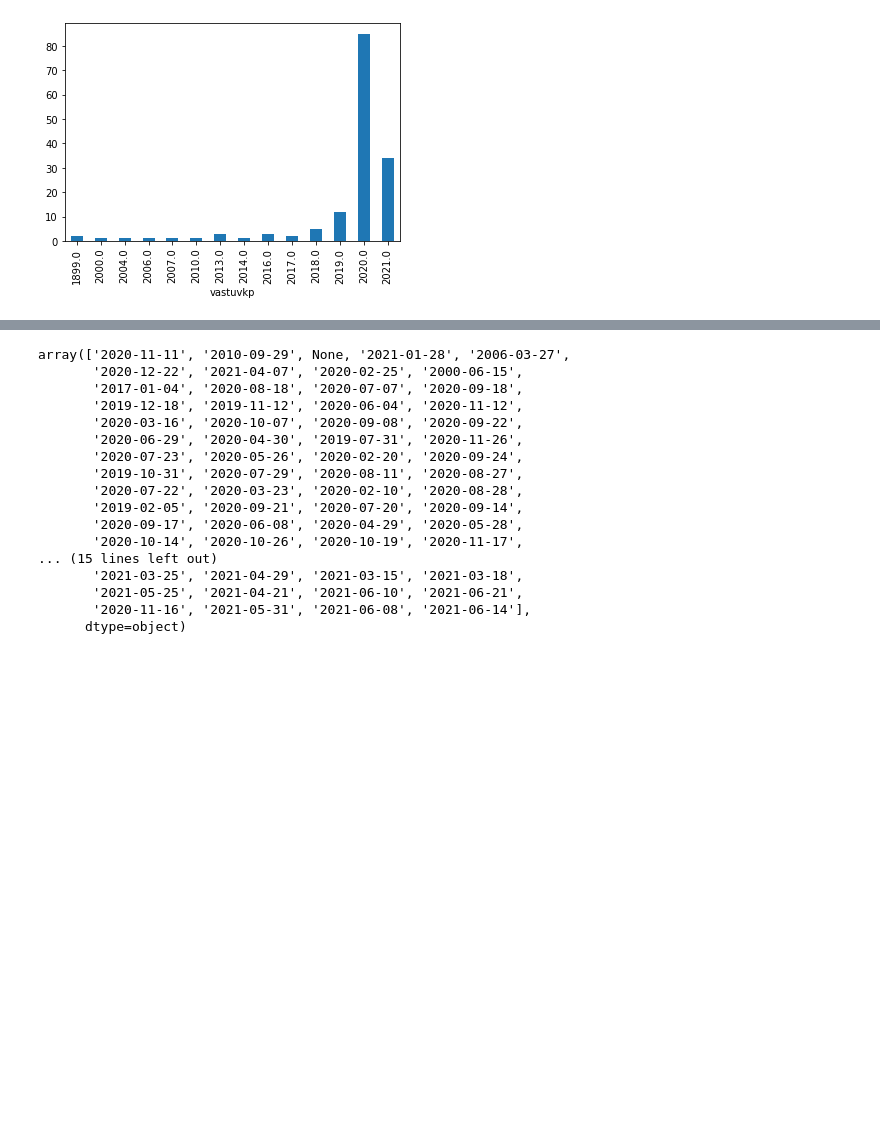
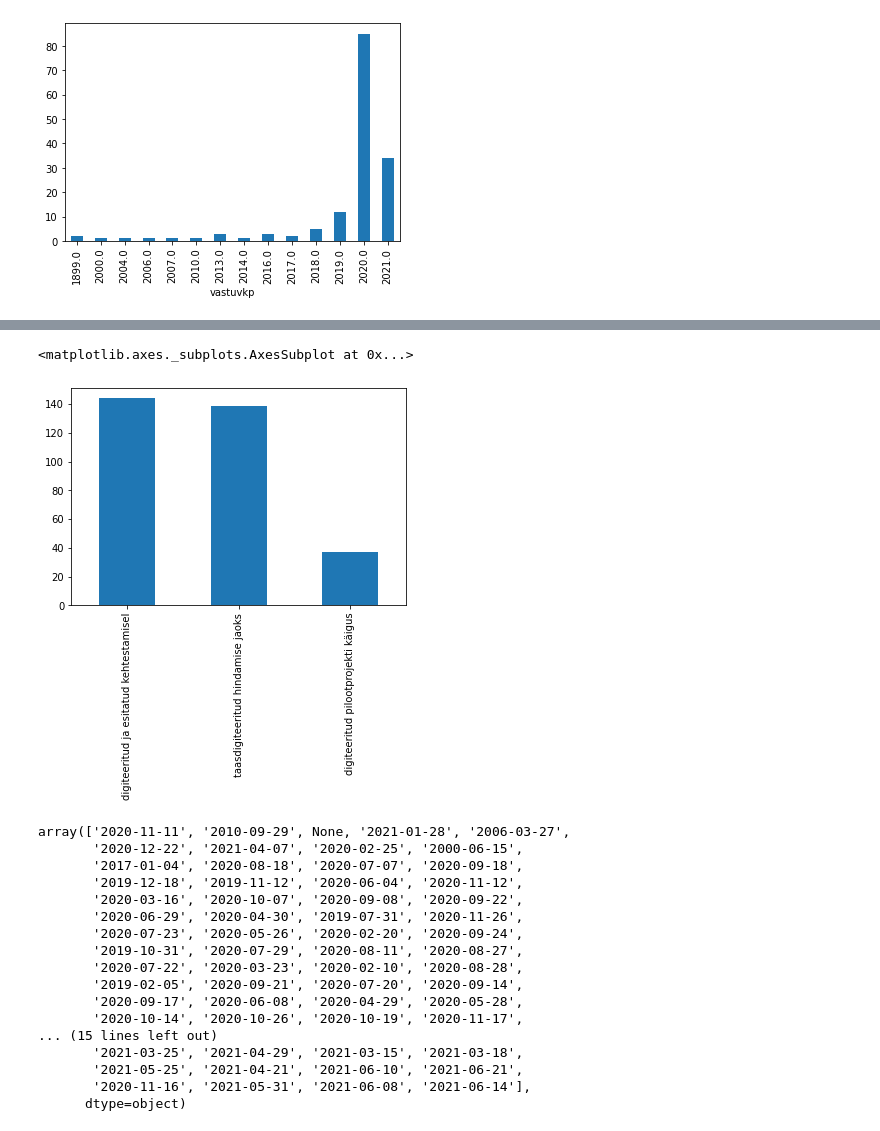
Before and after one commit to taavip/MAPlaneeringud, a Jupyter notebook: plan_analyys.ipynb, the cells around one changed output, grey strips where cells are left out. Drawn from its saved outputs; the diff is of its cells as text; code cells hidden in the pictures; blank space fills up the shorter version.

```diff
--- a/plan_analyys.ipynb
+++ b/plan_analyys.ipynb
@@ -130,3 +139,8 @@ data["vastuvkp"].groupby(data["vastuvkp"].dt.year).count().plot(kind="bar")
+# %%
+data["plan_kihid"].value_counts()[:10].plot(kind='bar')
+# %% [output]
+<matplotlib.axes._subplots.AxesSubplot at 0x...>
+[figure, added]
 # %%
 pd.unique(data["vastuvkp"])
 # %% [output]
```
Also changed, not shown: parts of 4 cells of this notebook.
